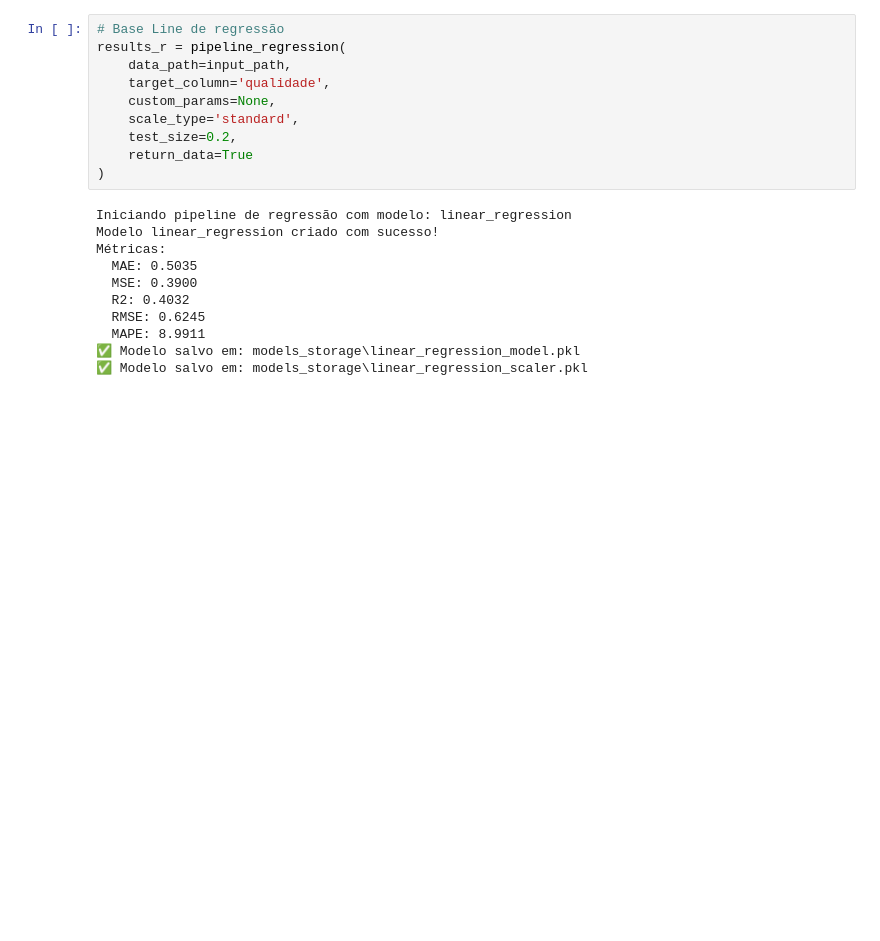
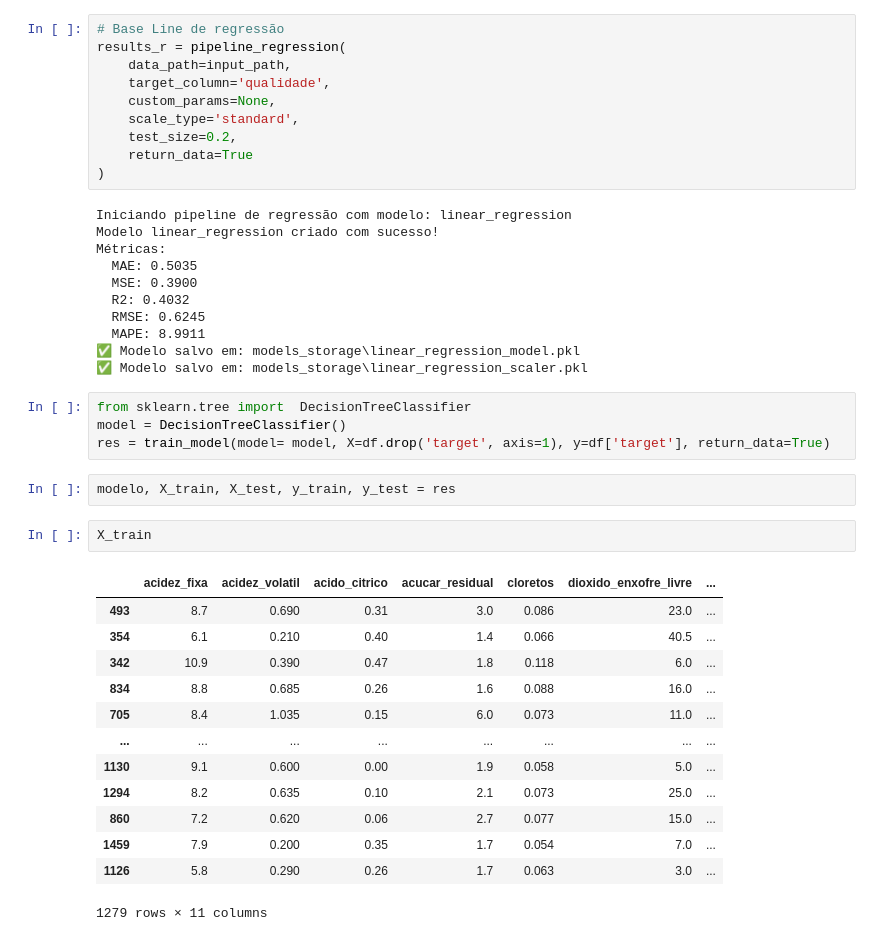
Before and after one commit to JacksonvBarbosa/Analise_qualidade_vinhos, a Jupyter notebook: Portfolio-DA-vinhos-jackwine/notebooks/modelos_ml.ipynb, the cells around one changed output. Drawn from its saved outputs; the diff is of its cells as text; blank space fills up the shorter version.

```diff
--- a/Portfolio-DA-vinhos-jackwine/notebooks/modelos_ml.ipynb
+++ b/Portfolio-DA-vinhos-jackwine/notebooks/modelos_ml.ipynb
@@ -120,3 +121,25 @@ Métricas:
   MAPE: 8.9911
 ✅ Modelo salvo em: models_storage\linear_regression_model.pkl
 ✅ Modelo salvo em: models_storage\linear_regression_scaler.pkl
+# %%
+from sklearn.tree import  DecisionTreeClassifier
+model = DecisionTreeClassifier()
+res = train_model(model= model, X=df.drop('target', axis=1), y=df['target'], return_data=True)
+# %%
+modelo, X_train, X_test, y_train, y_test = res
+# %%
+X_train
+# %% [output]
+|  | acidez_fixa | acidez_volatil | acido_citrico | acucar_residual | cloretos | dioxido_enxofre_livre | ... |
+| 493 | 8.7 | 0.690 | 0.31 | 3.0 | 0.086 | 23.0 | ... |
+| 354 | 6.1 | 0.210 | 0.40 | 1.4 | 0.066 | 40.5 | ... |
+| 342 | 10.9 | 0.390 | 0.47 | 1.8 | 0.118 | 6.0 | ... |
+| 834 | 8.8 | 0.685 | 0.26 | 1.6 | 0.088 | 16.0 | ... |
+| 705 | 8.4 | 1.035 | 0.15 | 6.0 | 0.073 | 11.0 | ... |
+| ... | ... | ... | ... | ... | ... | ... | ... |
+| 1130 | 9.1 | 0.600 | 0.00 | 1.9 | 0.058 | 5.0 | ... |
+| 1294 | 8.2 | 0.635 | 0.10 | 2.1 | 0.073 | 25.0 | ... |
+| 860 | 7.2 | 0.620 | 0.06 | 2.7 | 0.077 | 15.0 | ... |
+| 1459 | 7.9 | 0.200 | 0.35 | 1.7 | 0.054 | 7.0 | ... |
+| 1126 | 5.8 | 0.290 | 0.26 | 1.7 | 0.063 | 3.0 | ... |
+1279 rows × 11 columns
```
Also changed, not shown: parts of 5 cells of this notebook, 3 other files.
